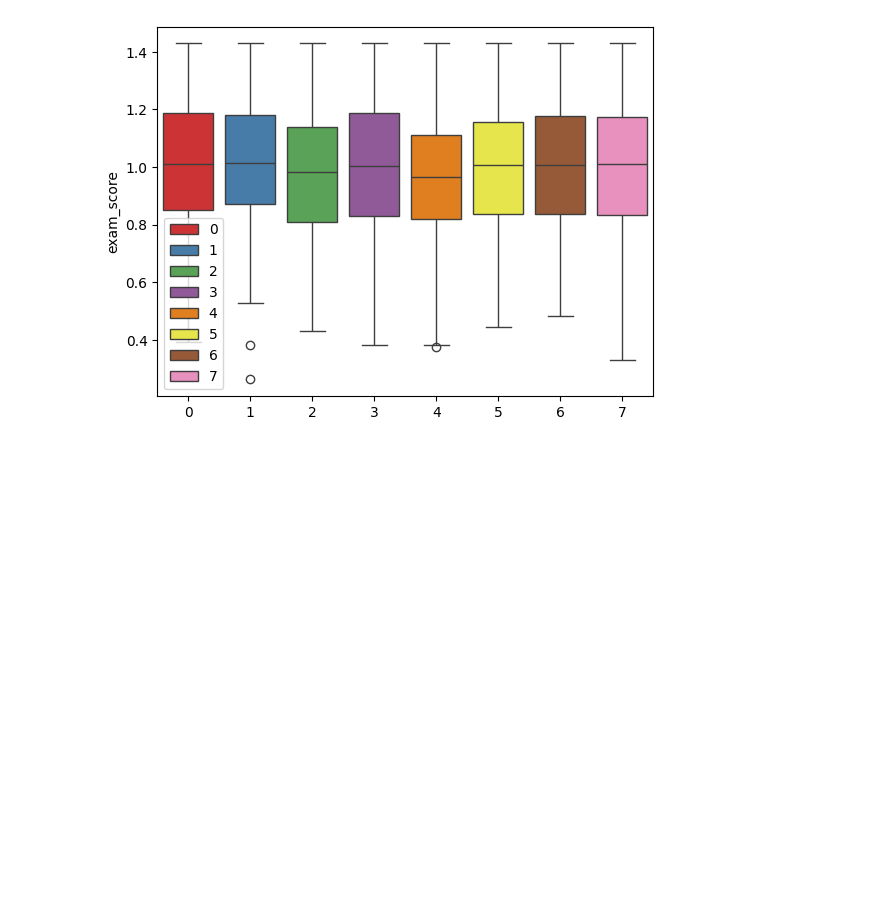
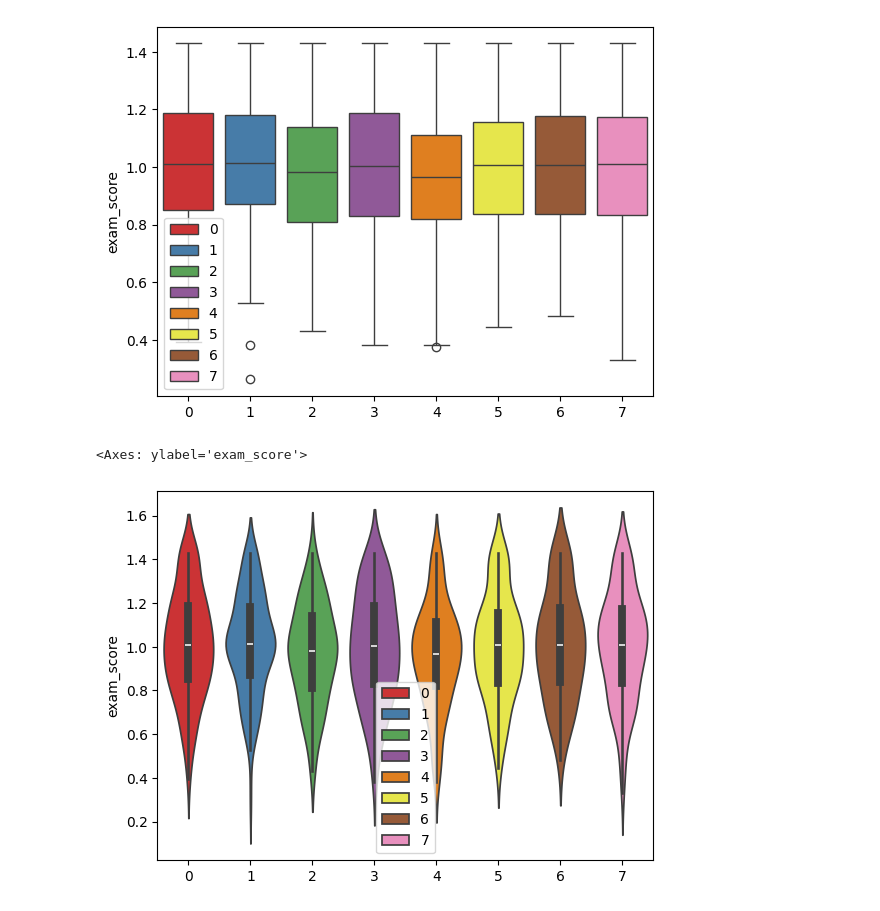
Before and after one commit to dragonnomada/ciencia-datos-intermedio-consar-2025, a Jupyter notebook: sesion08/s801.ipynb, the cells around one changed output. Cells and saved outputs as stored; diff of their text form; code cells hidden in the pictures; blank space fills up the shorter version.

```diff
--- a/sesion08/s801.ipynb
+++ b/sesion08/s801.ipynb
@@ -299,3 +299,8 @@ seaborn.boxplot(x=g, y=x15, hue=g, palette="Set1")
 # %% [output]
 <Axes: ylabel='exam_score'>
 [figure]
+# %%
+seaborn.violinplot(x=g, y=x15, hue=g, palette="Set1")
+# %% [output]
+<Axes: ylabel='exam_score'>
+[figure, added]
```
Also changed, not shown: parts of 9 cells of this notebook.
